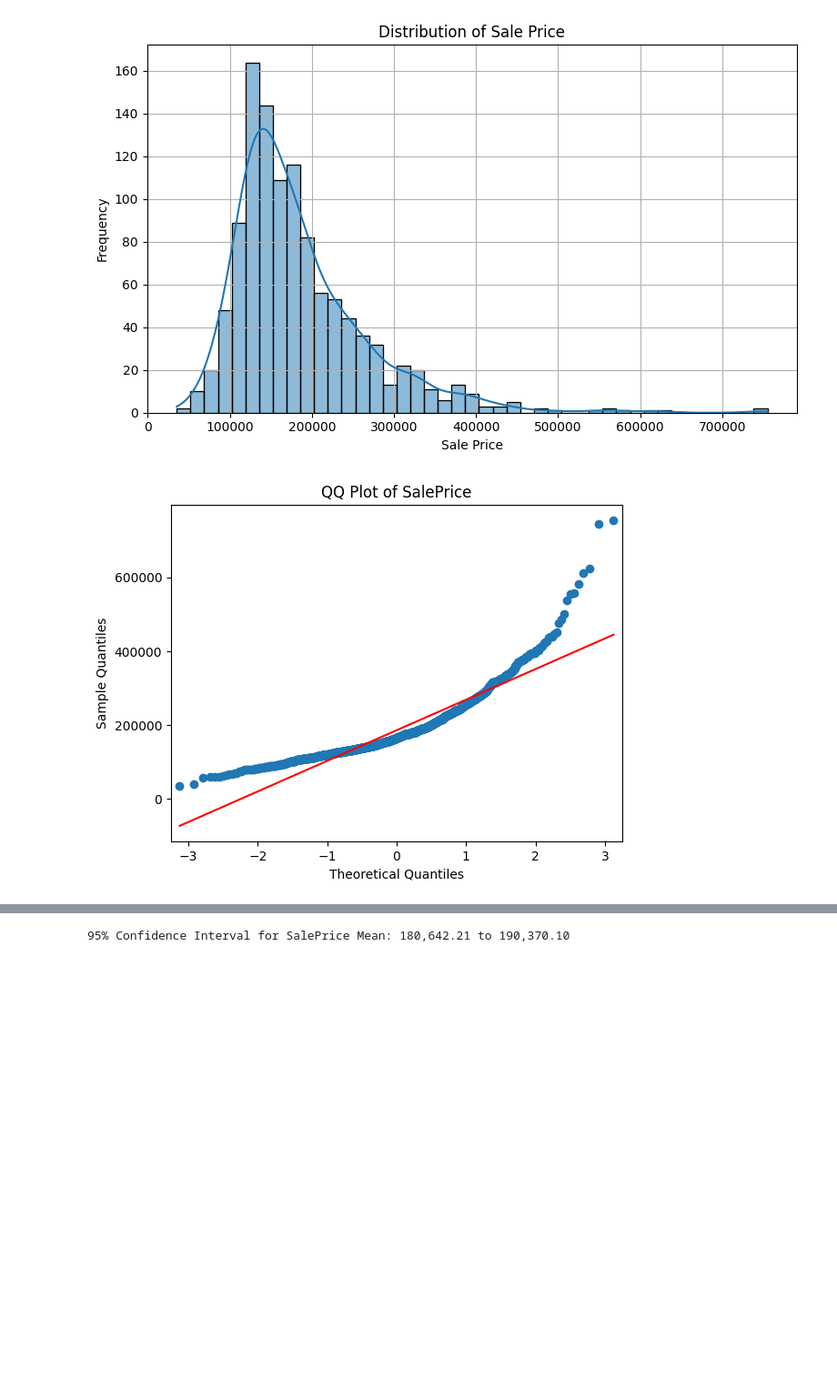
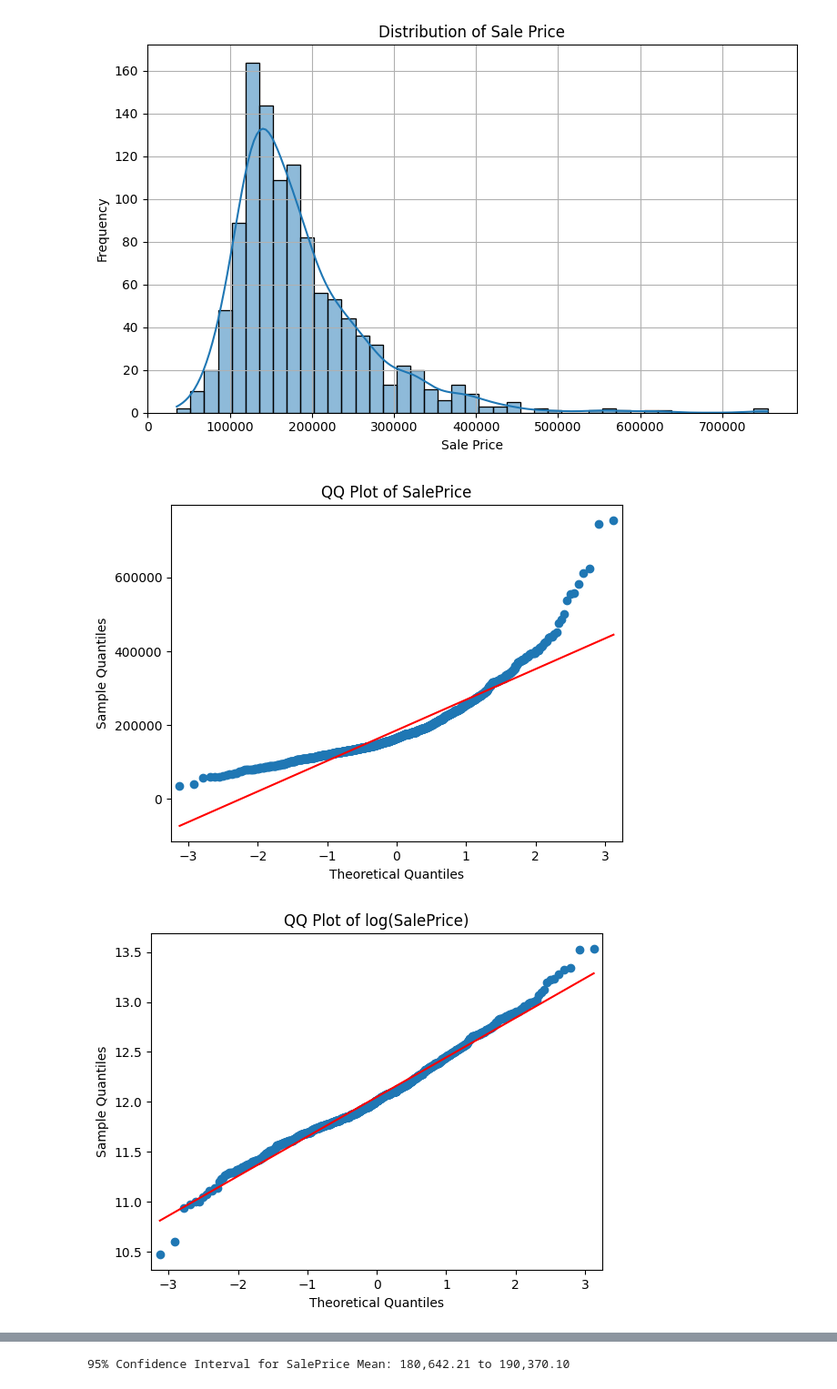
Before and after one commit to HardyUnine/House-Prices-Model, a Jupyter notebook: notebooks/1_classical_inference.ipynb, the cells around one changed output, grey strips where cells are left out. Shown at 91% size. Drawn from its saved outputs; the diff is of its cells as text; code cells hidden in the pictures; blank space fills up the shorter version.

```diff
--- a/notebooks/1_classical_inference.ipynb
+++ b/notebooks/1_classical_inference.ipynb
@@ -48,9 +43,14 @@ plt.show()
 # %% [output]
 [figure]
 # %%
-# QQ-Plot to assess normality
 sm.qqplot(numerical_df['SalePrice'], line='s')
 plt.title("QQ Plot of SalePrice")
 plt.show()
+numerical_df['LogSalePrice'] = np.log(numerical_df['SalePrice'])
+# QQ-Plot to assess normality
+sm.qqplot(numerical_df['LogSalePrice'], line='s')
+plt.title("QQ Plot of log(SalePrice)")
+plt.show()
 # %% [output]
 [figure]
+[figure, added]
```
Also changed, not shown: parts of 5 cells of this notebook.
